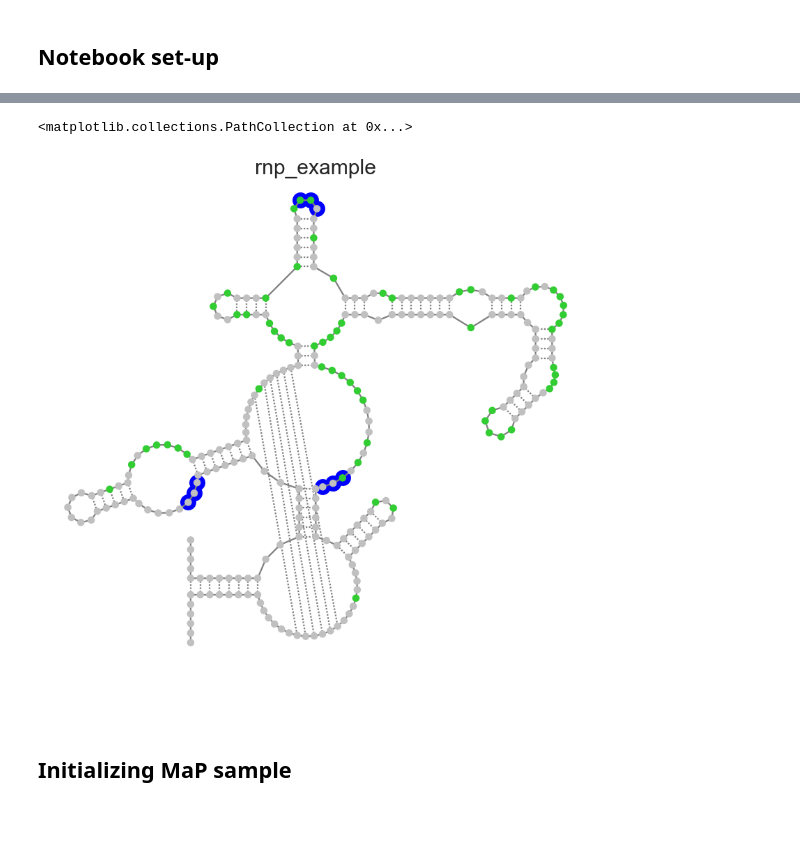
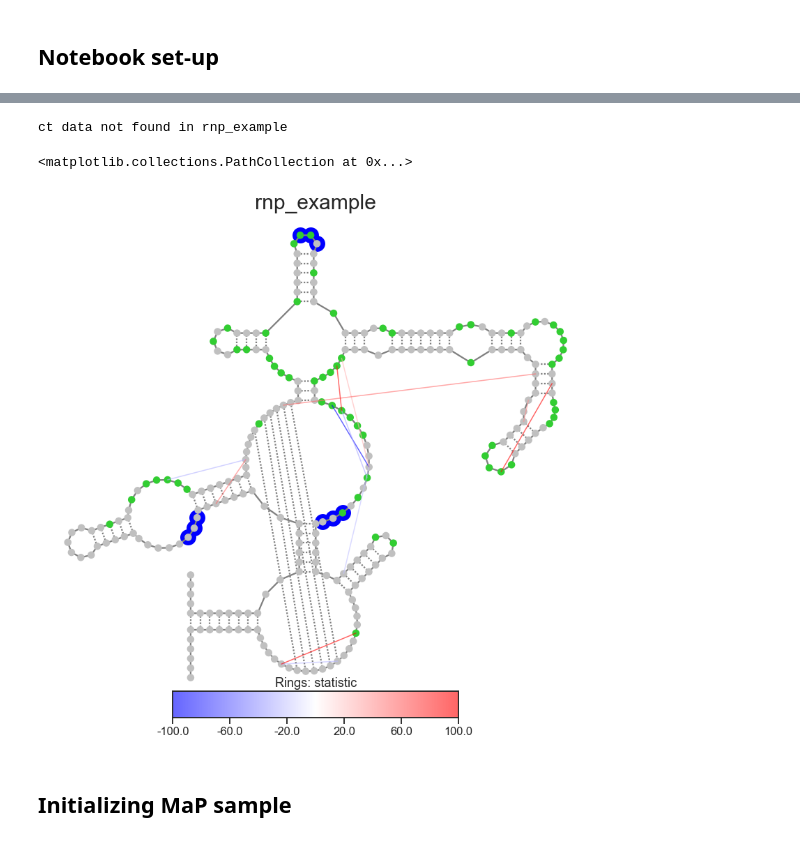
Before and after one commit to Weeks-UNC/RNAvigate, a Jupyter notebook: JNB-example/new-figure-testing.ipynb, the cells around one changed output, grey strips where cells are left out. Cells and saved outputs as stored; diff of their text form; code cells hidden in the pictures.

```diff
--- a/JNB-example/new-figure-testing.ipynb
+++ b/JNB-example/new-figure-testing.ipynb
@@ -15,4 +15,10 @@ import numpy as np
 MaP.create_code_button()
 # %% [output]
 [interactive output not drawn]
+# %%
+rnp_sample = MaP.Sample(sample="rnp_example",
+                        rnp="data/RMRP-RNPMaP-Example_RESULTS.csv",
+                        profile="data/example1_rnasep_profile.txt",
+                        rings="data/example1-rnasep.corrs",
+                        ss="data/hs-RMRP.nsd")
 # %%
@@ -33,13 +40,15 @@ compct data not found in rnp_example
 # %%
-ss = rnp_sample.make_ss(profile="rnp")
+ss = rnp_sample.make_ss(profile="rnp", ij="rings")
 annotation = MaP.Annotation(name="TAC", motif="UAC", color="blue",
                             sequence=rnp_sample.data["ss"].sequence)
 xvals = rnp_sample.data["ss"].xcoordinates[annotation.sites]
 yvals = rnp_sample.data["ss"].ycoordinates[annotation.sites]
 ss.axes[0, 0].scatter(xvals, yvals, s=525, linewidth=0, color=annotation.color, zorder=-5)
+rnp_sample.make_ss(profile="rnp", ij="rings", motif="AUC")
 # %% [output]
-<matplotlib.collections.PathCollection at 0x...>
+ct data not found in rnp_example
+<matplotlib.collections.PathCollection at 0x...>
-[figure, old version]
+[figure, new version]
 # %% [markdown]
 Initializing MaP sample
 -----------------------
```
Also changed, not shown: parts of 3 cells of this notebook, 3 other files.
